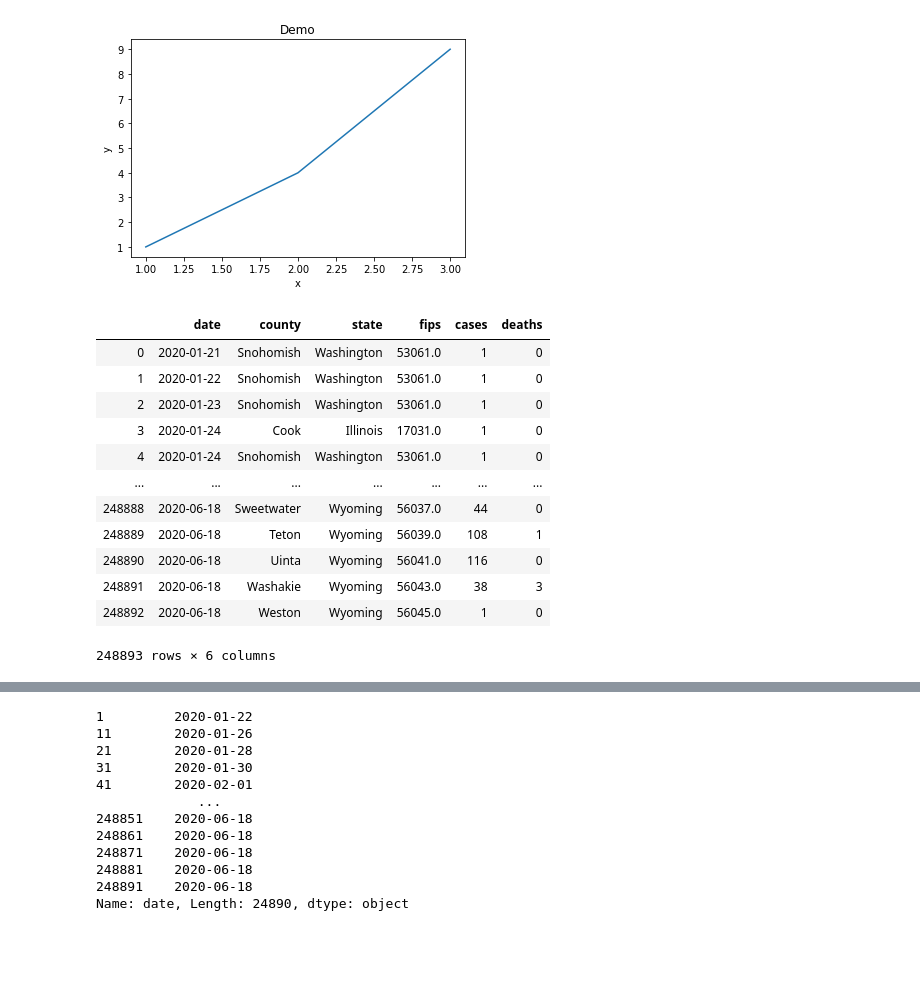
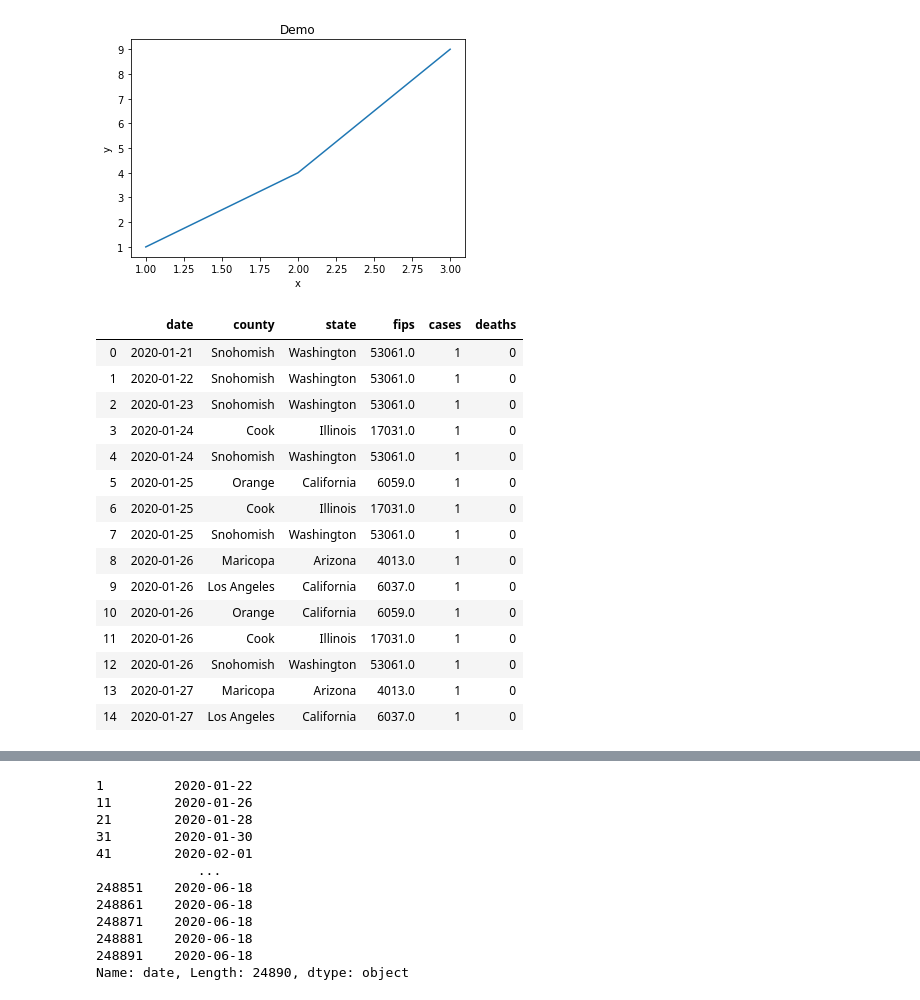
Before and after one commit to rabina48/Data_Visualization_COVID_case_of_USA, a Jupyter notebook: Covid_US.ipynb, the cells around one changed output, grey strips where cells are left out. Drawn from its saved outputs; the diff is of its cells as text; code cells hidden in the pictures; blank space fills up the shorter version.

```diff
--- a/Covid_US.ipynb
+++ b/Covid_US.ipynb
@@ -13,19 +13,22 @@ plt.show()
 [figure]
 # %%
 sample = pd.read_csv('us-counties.csv')
-sample
+sample.head(15)
 # %% [output]
 |  | date | county | state | fips | cases | deaths |
 | 0 | 2020-01-21 | Snohomish | Washington | 53061.0 | 1 | 0 |
 | 1 | 2020-01-22 | Snohomish | Washington | 53061.0 | 1 | 0 |
 | 2 | 2020-01-23 | Snohomish | Washington | 53061.0 | 1 | 0 |
 | 3 | 2020-01-24 | Cook | Illinois | 17031.0 | 1 | 0 |
 | 4 | 2020-01-24 | Snohomish | Washington | 53061.0 | 1 | 0 |
-| ... | ... | ... | ... | ... | ... | ... |
-| 248888 | 2020-06-18 | Sweetwater | Wyoming | 56037.0 | 44 | 0 |
-| 248889 | 2020-06-18 | Teton | Wyoming | 56039.0 | 108 | 1 |
-| 248890 | 2020-06-18 | Uinta | Wyoming | 56041.0 | 116 | 0 |
-| 248891 | 2020-06-18 | Washakie | Wyoming | 56043.0 | 38 | 3 |
-| 248892 | 2020-06-18 | Weston | Wyoming | 56045.0 | 1 | 0 |
+| 5 | 2020-01-25 | Orange | California | 6059.0 | 1 | 0 |
+| 6 | 2020-01-25 | Cook | Illinois | 17031.0 | 1 | 0 |
+| 7 | 2020-01-25 | Snohomish | Washington | 53061.0 | 1 | 0 |
+| 8 | 2020-01-26 | Maricopa | Arizona | 4013.0 | 1 | 0 |
+| 9 | 2020-01-26 | Los Angeles | California | 6037.0 | 1 | 0 |
+| 10 | 2020-01-26 | Orange | California | 6059.0 | 1 | 0 |
+| 11 | 2020-01-26 | Cook | Illinois | 17031.0 | 1 | 0 |
+| 12 | 2020-01-26 | Snohomish | Washington | 53061.0 | 1 | 0 |
+| 13 | 2020-01-27 | Maricopa | Arizona | 4013.0 | 1 | 0 |
+| 14 | 2020-01-27 | Los Angeles | California | 6037.0 | 1 | 0 |
-248893 rows × 6 columns
 # %%
```
Also changed, not shown: parts of 4 cells of this notebook.
